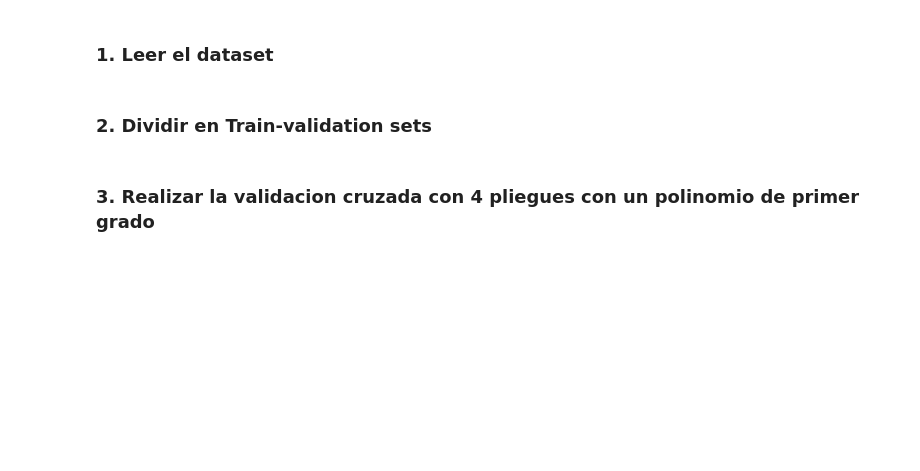
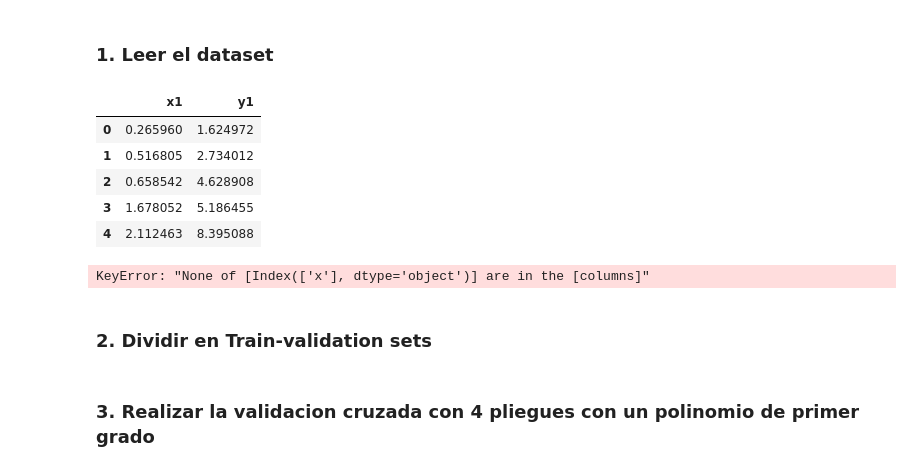
Before and after one commit to Horaciomb/Fundamentos-de-Machine-Learning, a Jupyter notebook: Clase02/actividad_2_s2.ipynb, the cells around one changed output. Saved outputs shown, nothing was run; the diff lists cells and outputs as text; code cells hidden in the pictures; blank space fills up the shorter version.

```diff
--- a/Clase02/actividad_2_s2.ipynb
+++ b/Clase02/actividad_2_s2.ipynb
@@ -20,15 +20,24 @@ from sklearn.preprocessing import PolynomialFeatures
 ### 1. Leer el dataset
 # %%
 # Read the file "dataset.csv" as a Pandas dataframe
-df = pd.read_csv("dataset.csv")
+df = pd.read_csv("dataset1.csv")
 
 # Eche un vistazo rápido al conjunto de datos
 df.head()
+# %% [output]
+|  | x1 | y1 |
+| 0 | 0.265960 | 1.624972 |
+| 1 | 0.516805 | 2.734012 |
+| 2 | 0.658542 | 4.628908 |
+| 3 | 1.678052 | 5.186455 |
+| 4 | 2.112463 | 8.395088 |
 # %%
 # Asigne los valores de las columnas x e y a la
 # variables predictoras y de respuesta
 x = df[["x"]].values
 y = df.y.values
+# %% [output]
+KeyError: "None of [Index(['x'], dtype='object')] are in the [columns]"
 # %% [markdown]
 ### 2. Dividir en Train-validation sets
 # %%
```
Also changed, not shown: 1 other file.
